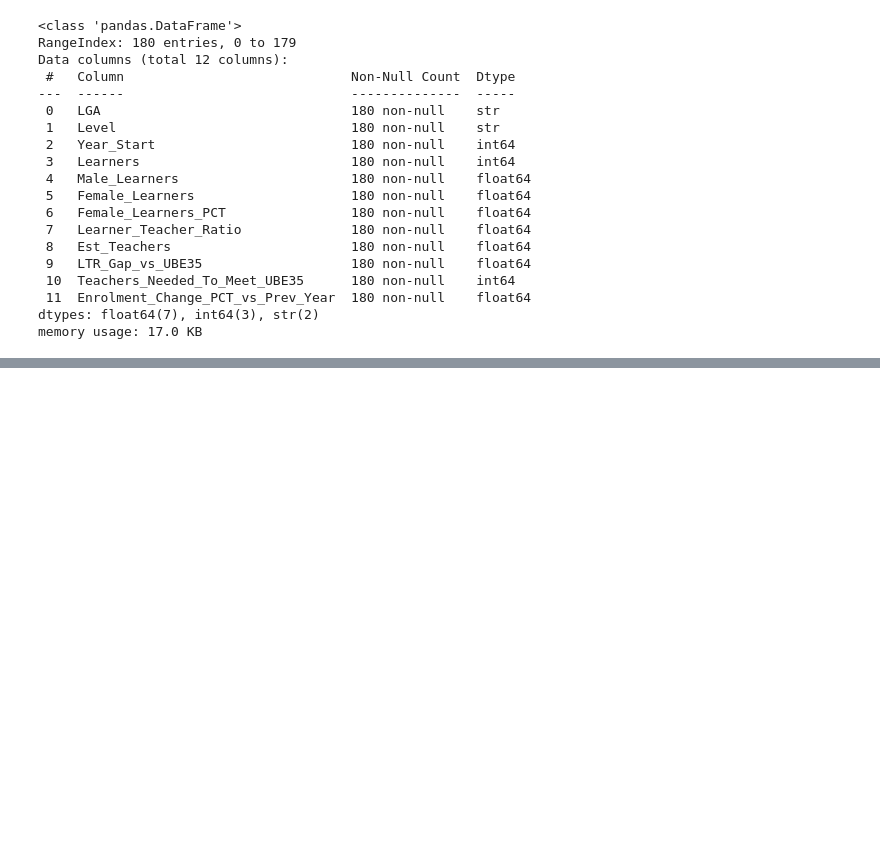
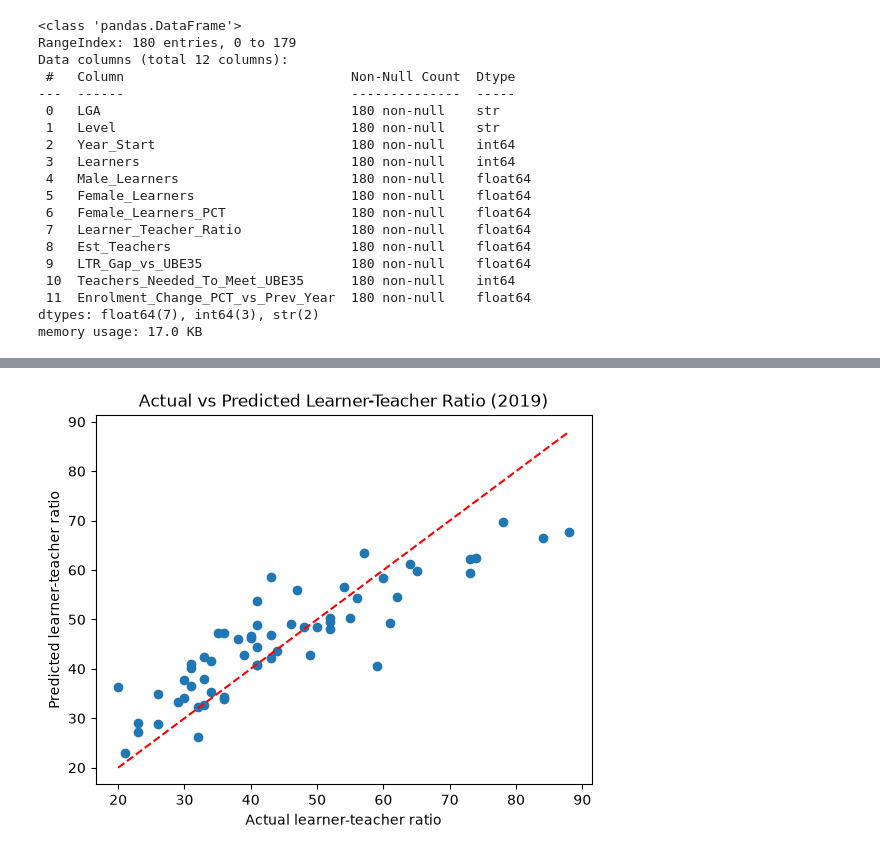
Before and after one commit to ENNILOIS/Education_Resources_Gap_Intelligence, a Jupyter notebook: Capstone_DS/ML_Analysis.ipynb, the cells around one changed output, grey strips where cells are left out. Cells and saved outputs as stored; diff of their text form; code cells hidden in the pictures; blank space fills up the shorter version.

```diff
--- a/Capstone_DS/ML_Analysis.ipynb
+++ b/Capstone_DS/ML_Analysis.ipynb
@@ -103,0 +199,30 @@ memory usage: 17.0 KB
+# %%
+# Identify the text and numerical columns
+
+categorical_features = ["LGA", "Level"]
+numeric_features = ["Year_Start", "Learners"]
+# %%
+# Prepare the input columns for the model
+
+preprocessor = ColumnTransformer(
+    transformers=[
+        ("categorical", OneHotEncoder(handle_unknown="ignore"), categorical_features),
+        ("numerical", "passthrough", numeric_features)
+    ]
+)
+# %%
+# Create the Linear Regression model
+
+model = Pipeline(
+    steps=[
+        ("preprocessor", preprocessor),
+        ("regressor", LinearRegression())
+    ]
+)
+# %%
+
+# Train the model using the corrected training data
+model.fit(X_train, y_train)
+
+# Predict learner-teacher ratios for 2019
+y_pred = model.predict(X_test)
@@ -103,0 +294,11 @@ memory usage: 17.0 KB
+# %%
+# Actual vs predicted (quick check)
+
+plt.scatter(y_test, y_pred)
+plt.plot([y_test.min(), y_test.max()], [y_test.min(), y_test.max()], 'r--')
+plt.xlabel('Actual learner-teacher ratio')
+plt.ylabel('Predicted learner-teacher ratio')
+plt.title('Actual vs Predicted Learner-Teacher Ratio (2019)')
+plt.show()
+# %% [output]
+[figure, added]
```
Also changed, not shown: parts of 23 cells of this notebook, 3 other files.
